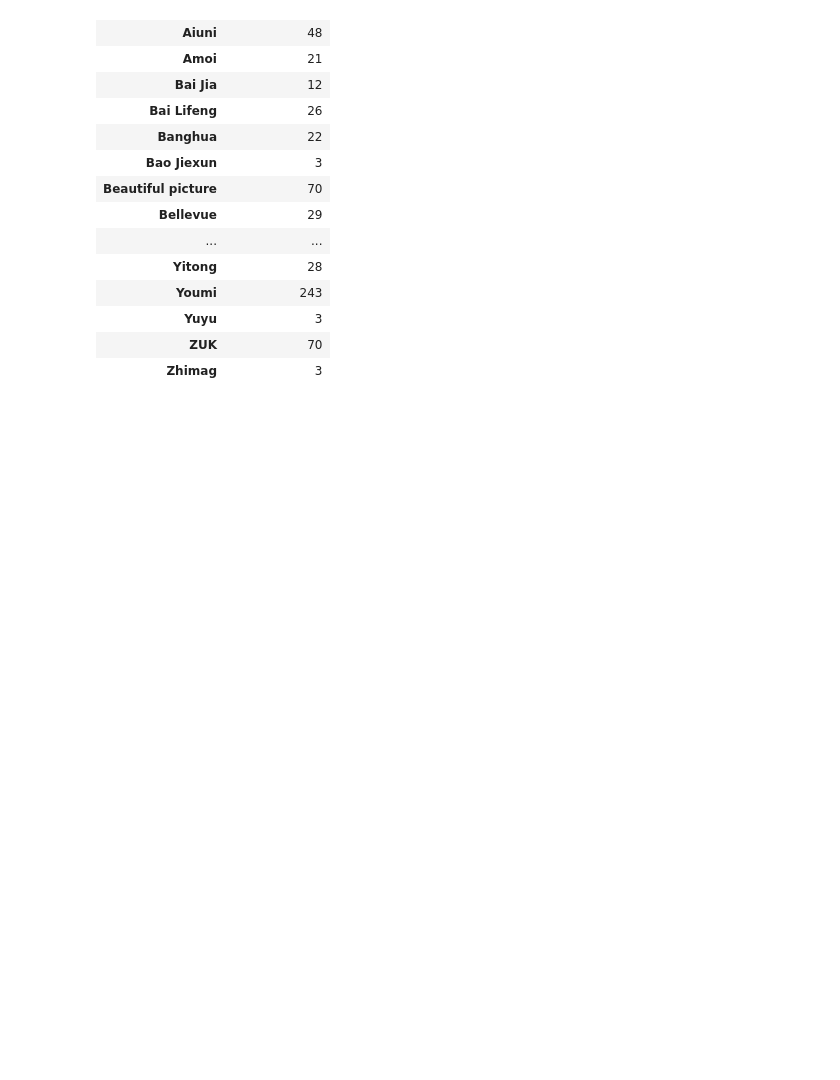
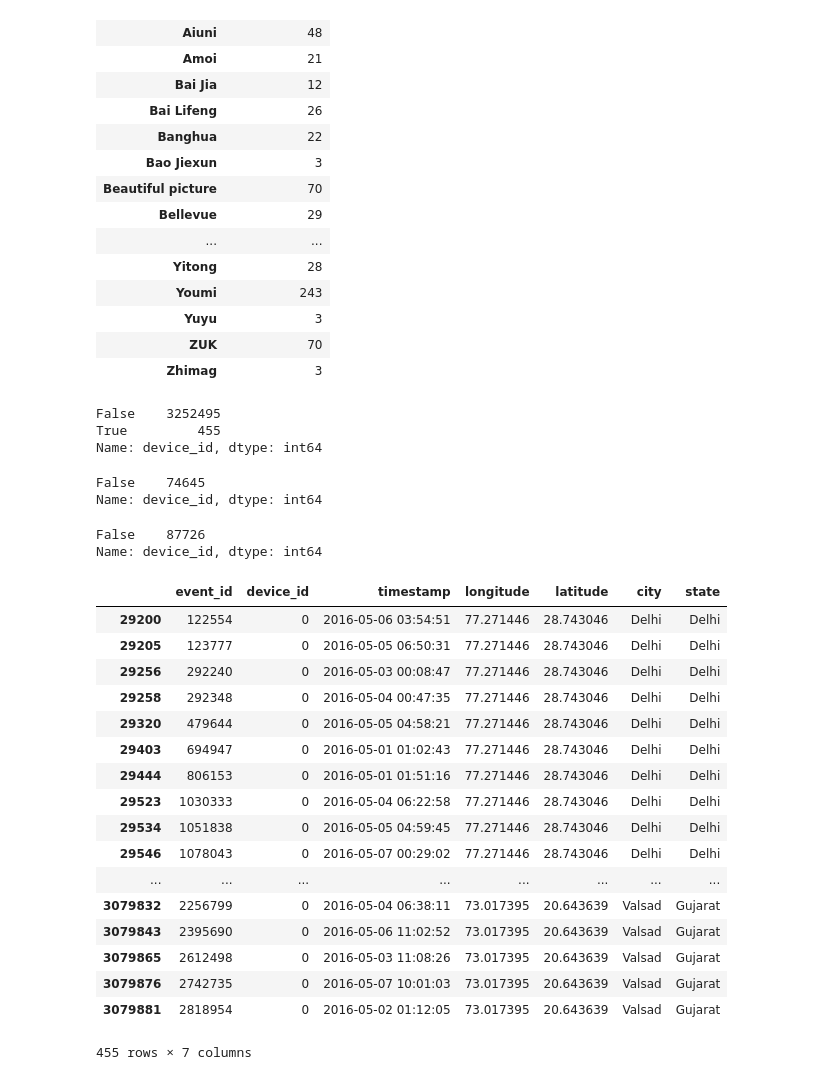
Before and after one commit to bhagi8289/Insaid, a Jupyter notebook: capstone.ipynb, the cells around one changed output. Drawn from its saved outputs; the diff is of its cells as text; code cells hidden in the pictures; blank space fills up the shorter version.

```diff
--- a/capstone.ipynb
+++ b/capstone.ipynb
@@ -62,17 +62,17 @@ try:
        sql = "select * from events_data"
        df_events_data =  pd.read_sql(sql, connection)
        df_events_data.info()
-       df_events_data.to_csv("/content/gdrive//My Drive/capstone/df_events_data2.csv",index = None, header=True)
+       #df_events_data.to_csv("/content/gdrive//My Drive/capstone/df_events_data2.csv",index = None, header=True)
 
        sql = "select * from gender_age_train"
        df_gender_age_train =  pd.read_sql(sql, connection)
        df_gender_age_train.info()
-       df_gender_age_train.to_csv("/content/gdrive//My Drive/capstone/df_gender_age_train2.csv",index = None, header=True)
+       #df_gender_age_train.to_csv("/content/gdrive//My Drive/capstone/df_gender_age_train2.csv",index = None, header=True)
 
        sql = "select * from phone_brand_device_model"
        df_phone_brand_device_model =  pd.read_sql(sql, connection)
        df_phone_brand_device_model.info()
-       df_phone_brand_device_model.to_csv("/content/gdrive//My Drive/capstone/df_phone_brand_device_model2.csv",index = None, header=True)
+       #df_phone_brand_device_model.to_csv("/content/gdrive//My Drive/capstone/df_phone_brand_device_model2.csv",index = None, header=True)
 
 except Error as e :
     print ("Error while connecting to MySQL", e)
@@ -448,3 +448,53 @@ display(HTML(df_phone_brand_device_model.groupby('phone_brand').count()[['device
 | Yuyu | 3 |
 | ZUK | 70 |
 | Zhimag | 3 |
+# %%
+# Week1 Tasks
+# Check Null values
+pd.options.display.max_columns = 100
+pd.options.display.max_rows = 100
+df_events_data.isna().sum()
+#df_events_data.notna()
+check_device_id = df_events_data['device_id'] == 0
+#check_device_id.head()
+#type(check_device_id)
+check_device_id.groupby(check_device_id.values).count()
+# %% [output]
+False    3252495
+True         455
+Name: device_id, dtype: int64
+# %%
+df_gender_age_train.isna().sum()
+check_device_id = df_gender_age_train['device_id'] == 0
+check_device_id.groupby(check_device_id.values).count()
+# %% [output]
+False    74645
+Name: device_id, dtype: int64
+# %%
+df_phone_brand_device_model.isna().sum()
+check_device_id = df_phone_brand_device_model['device_id'] == 0
+check_device_id.groupby(check_device_id.values).count()
+# %% [output]
+False    87726
+Name: device_id, dtype: int64
+# %%
+df_events_data[df_events_data['device_id'] == 0]
+# %% [output]
+|  | event_id | device_id | timestamp | longitude | latitude | city | state |
+| 29200 | 122554 | 0 | 2016-05-06 03:54:51 | 77.271446 | 28.743046 | Delhi | Delhi |
+| 29205 | 123777 | 0 | 2016-05-05 06:50:31 | 77.271446 | 28.743046 | Delhi | Delhi |
+| 29256 | 292240 | 0 | 2016-05-03 00:08:47 | 77.271446 | 28.743046 | Delhi | Delhi |
+| 29258 | 292348 | 0 | 2016-05-04 00:47:35 | 77.271446 | 28.743046 | Delhi | Delhi |
+| 29320 | 479644 | 0 | 2016-05-05 04:58:21 | 77.271446 | 28.743046 | Delhi | Delhi |
+| 29403 | 694947 | 0 | 2016-05-01 01:02:43 | 77.271446 | 28.743046 | Delhi | Delhi |
+| 29444 | 806153 | 0 | 2016-05-01 01:51:16 | 77.271446 | 28.743046 | Delhi | Delhi |
+| 29523 | 1030333 | 0 | 2016-05-04 06:22:58 | 77.271446 | 28.743046 | Delhi | Delhi |
+| 29534 | 1051838 | 0 | 2016-05-05 04:59:45 | 77.271446 | 28.743046 | Delhi | Delhi |
+| 29546 | 1078043 | 0 | 2016-05-07 00:29:02 | 77.271446 | 28.743046 | Delhi | Delhi |
+| ... | ... | ... | ... | ... | ... | ... | ... |
+| 3079832 | 2256799 | 0 | 2016-05-04 06:38:11 | 73.017395 | 20.643639 | Valsad | Gujarat |
+| 3079843 | 2395690 | 0 | 2016-05-06 11:02:52 | 73.017395 | 20.643639 | Valsad | Gujarat |
+| 3079865 | 2612498 | 0 | 2016-05-03 11:08:26 | 73.017395 | 20.643639 | Valsad | Gujarat |
+| 3079876 | 2742735 | 0 | 2016-05-07 10:01:03 | 73.017395 | 20.643639 | Valsad | Gujarat |
+| 3079881 | 2818954 | 0 | 2016-05-02 01:12:05 | 73.017395 | 20.643639 | Valsad | Gujarat |
+455 rows × 7 columns
```
Also changed, not shown: parts of 2 cells of this notebook.
